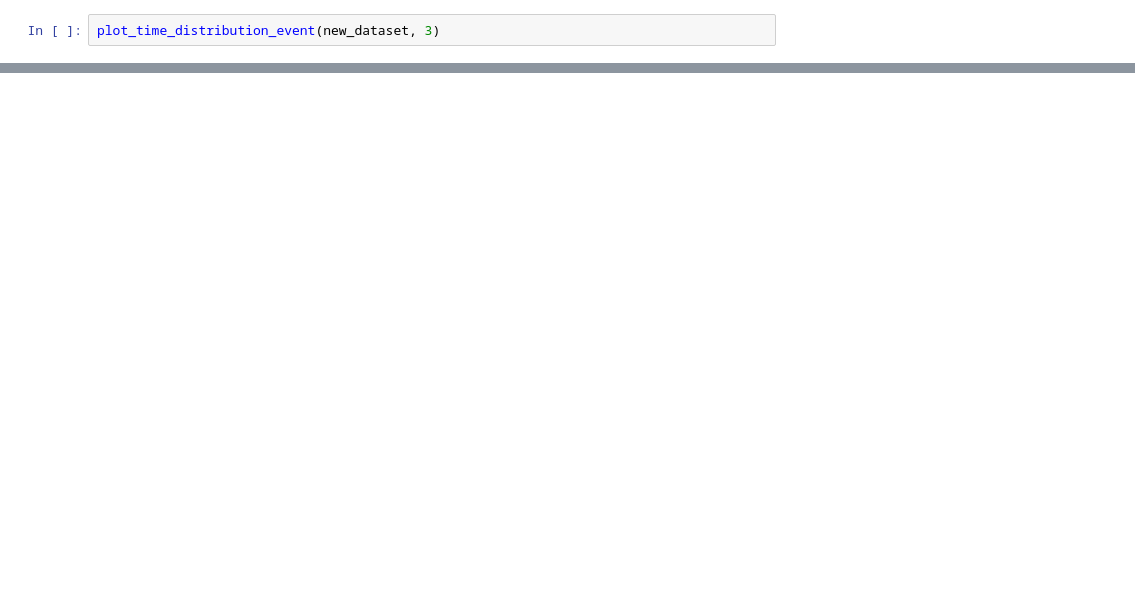
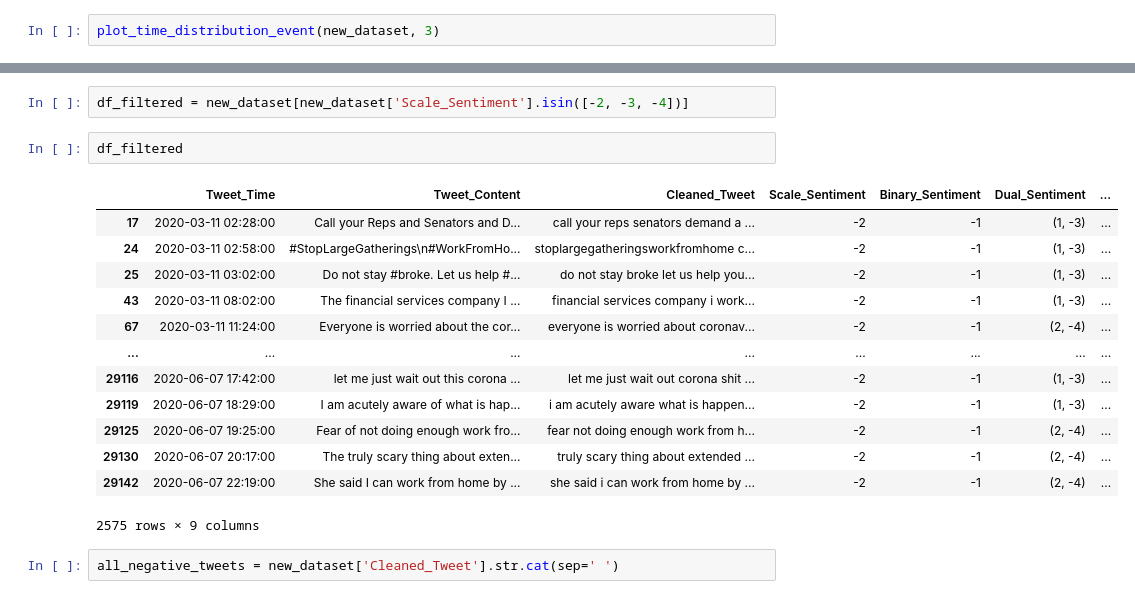
Before and after one commit to CristinaPetrachee/SentimentAnalysis-WFH, a Jupyter notebook: proiect.ipynb, the cells around one changed output, grey strips where cells are left out. Drawn from its saved outputs; the diff is of its cells as text; blank space fills up the shorter version.

```diff
--- a/proiect.ipynb
+++ b/proiect.ipynb
@@ -450,0 +561,20 @@ plot_time_distribution_event(new_dataset, 3)
+# %%
+df_filtered = new_dataset[new_dataset['Scale_Sentiment'].isin([-2, -3, -4])]
+# %%
+df_filtered
+# %% [output]
+|  | Tweet_Time | Tweet_Content | Cleaned_Tweet | Scale_Sentiment | Binary_Sentiment | Dual_Sentiment | ... |
+| 17 | 2020-03-11 02:28:00 | Call your Reps and Senators and D... | call your reps senators demand a ... | -2 | -1 | (1, -3) | ... |
+| 24 | 2020-03-11 02:58:00 | #StopLargeGatherings\n#WorkFromHo... | stoplargegatheringsworkfromhome c... | -2 | -1 | (1, -3) | ... |
+| 25 | 2020-03-11 03:02:00 | Do not stay #broke. Let us help #... | do not stay broke let us help you... | -2 | -1 | (1, -3) | ... |
+| 43 | 2020-03-11 08:02:00 | The financial services company I ... | financial services company i work... | -2 | -1 | (1, -3) | ... |
+| 67 | 2020-03-11 11:24:00 | Everyone is worried about the cor... | everyone is worried about coronav... | -2 | -1 | (2, -4) | ... |
+| ... | ... | ... | ... | ... | ... | ... | ... |
+| 29116 | 2020-06-07 17:42:00 | let me just wait out this corona ... | let me just wait out corona shit ... | -2 | -1 | (1, -3) | ... |
+| 29119 | 2020-06-07 18:29:00 | I am acutely aware of what is hap... | i am acutely aware what is happen... | -2 | -1 | (1, -3) | ... |
+| 29125 | 2020-06-07 19:25:00 | Fear of not doing enough work fro... | fear not doing enough work from h... | -2 | -1 | (2, -4) | ... |
+| 29130 | 2020-06-07 20:17:00 | The truly scary thing about exten... | truly scary thing about extended ... | -2 | -1 | (2, -4) | ... |
+| 29142 | 2020-06-07 22:19:00 | She said I can work from home by ... | she said i can work from home by ... | -2 | -1 | (2, -4) | ... |
+2575 rows × 9 columns
+# %%
+all_negative_tweets = new_dataset['Cleaned_Tweet'].str.cat(sep=' ')
```
Also changed, not shown: parts of 26 cells of this notebook, 1 other file.
